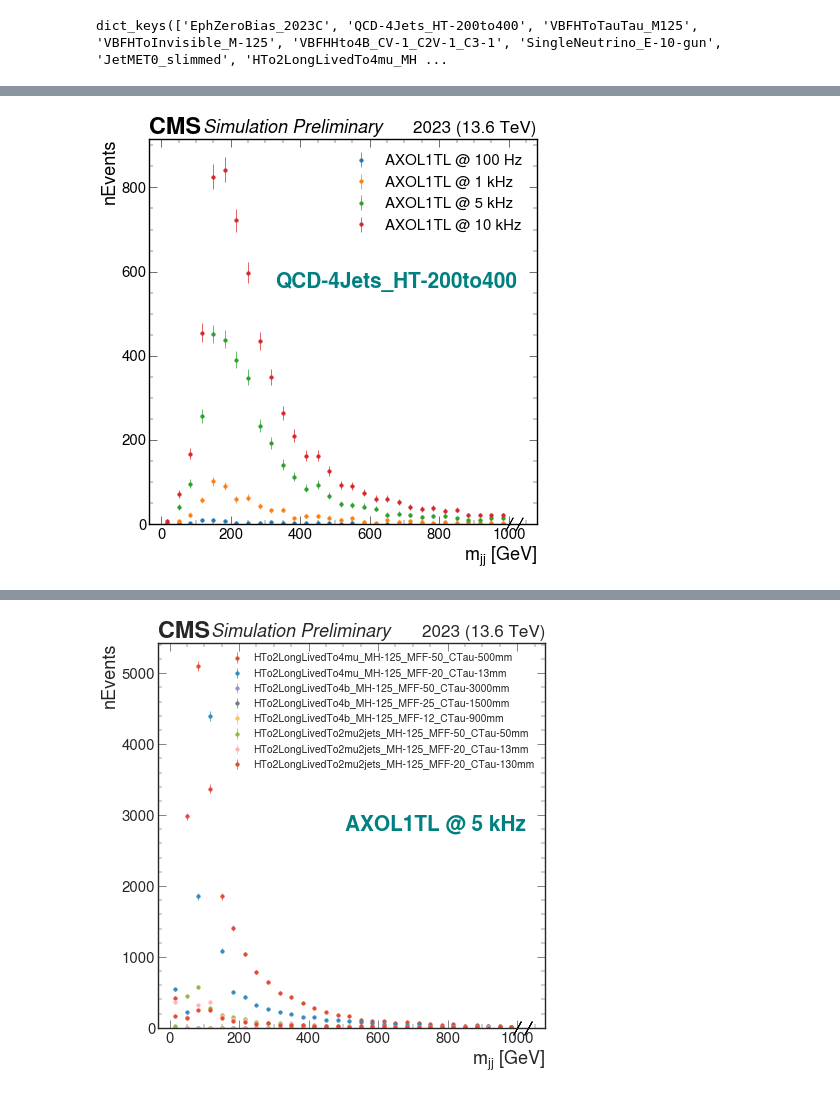
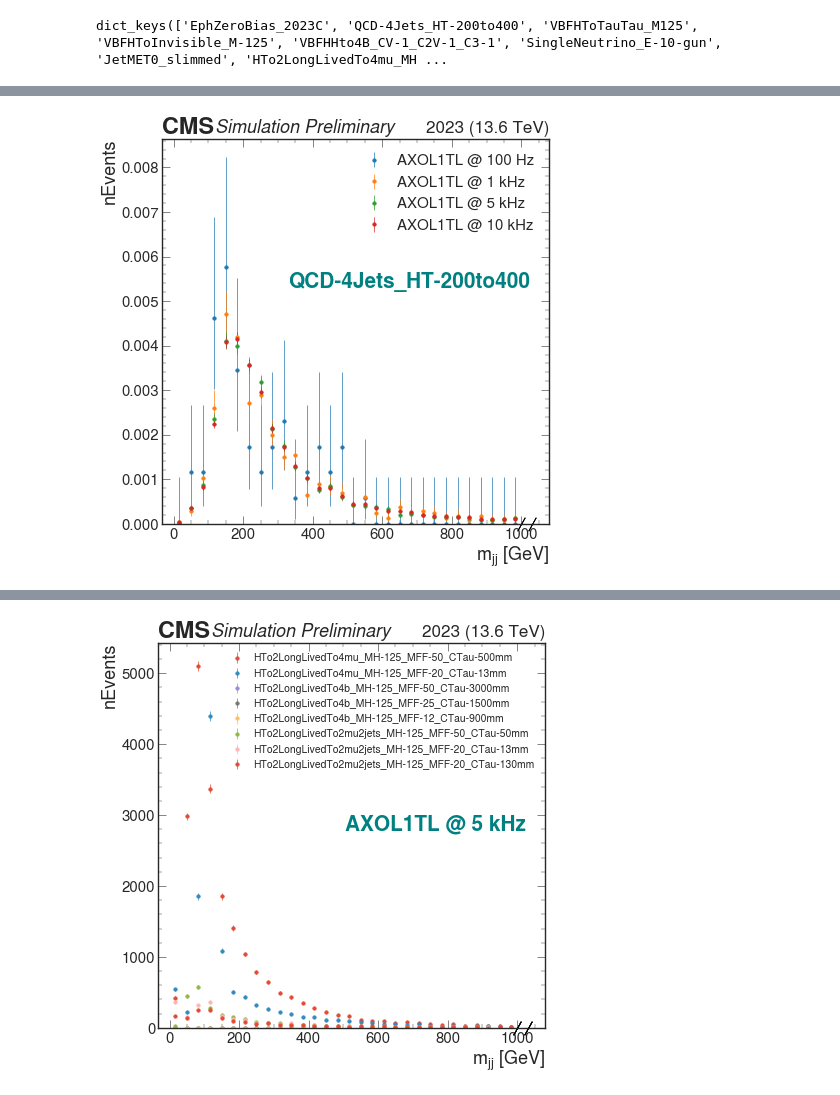
Before and after one commit to ellisonscheuller/coffea_casa, a Jupyter notebook: diobject_mass_studies.ipynb, the cells around one changed output, grey strips where cells are left out. Cells and saved outputs as stored; diff of their text form; code cells hidden in the pictures.

```diff
--- a/diobject_mass_studies.ipynb
+++ b/diobject_mass_studies.ipynb
@@ -110,11 +223,11 @@ proc_args = {'schema': processor.NanoAODSchema, 'client': client}
 # Di-Jet Mass
 
 mjj_result = processor.run_uproot_job(
-    'axol1tl_filelist.json',
+    evts,
     'Events',
-    DiObjectMass(object_1='Jet', object_2='Jet', bins=(30,0,1000)),
+    DiObjectMass(object_1='Jet', object_2='Jet', bins=(40,0,2000)),
     processor.dask_executor,
     proc_args,
-    chunksize=10000,
+    chunksize=5000,
 )
 pprint(mjj_result)
@@ -229,7 +384,7 @@ pprint(mje_result)
 # Save/Load Results
 from coffea.util import save, load
 
-doSave = True
+doSave = False
 doLoad = True
 
 if doSave:
@@ -282,7 +437,7 @@ import mplhep as hep
 plt.style.use('seaborn-v0_8-white')
 plt.rcParams['figure.dpi'] = 50
 hep.style.use('CMS')
-wgt = 11
+wgt = 1
 # %%
 fig, ax = plt.subplots()
 hep.cms.label('Preliminary', data=True, lumi=None, year='EphZB 2023C', com=13.6)
@@ -385,16 +524,16 @@ ax.legend();
 # %%
 sample = 'QCD-4Jets_HT-200to400'
 fig, ax = plt.subplots()
 hep.cms.label('Preliminary', data=False, lumi=None, year='2023', com=13.6)
-(mjj_result[sample]['hists']['mJetJet_100hz'] * wgt).plot(ax=ax, histtype='errorbar', label='AXOL1TL @ 100 Hz')
-(mjj_result[sample]['hists']['mJetJet_1khz'] * wgt).plot(ax=ax, histtype='errorbar', label='AXOL1TL @ 1 kHz')
-(mjj_result[sample]['hists']['mJetJet_5khz'] * wgt).plot(ax=ax, histtype='errorbar', label='AXOL1TL @ 5 kHz')
-(mjj_result[sample]['hists']['mJetJet_10khz'] * wgt).plot(ax=ax, histtype='errorbar', label='AXOL1TL @ 10 kHz')
+(mjj_result[sample]['hists']['mJetJet_100hz'] * wgt).plot(ax=ax, histtype='errorbar', label='AXOL1TL @ 100 Hz', density=True)
+(mjj_result[sample]['hists']['mJetJet_1khz'] * wgt).plot(ax=ax, histtype='errorbar', label='AXOL1TL @ 1 kHz', density=True)
+(mjj_result[sample]['hists']['mJetJet_5khz'] * wgt).plot(ax=ax, histtype='errorbar', label='AXOL1TL @ 5 kHz', density=True)
+(mjj_result[sample]['hists']['mJetJet_10khz'] * wgt).plot(ax=ax, histtype='errorbar', label='AXOL1TL @ 10 kHz', density=True)
 # ax.set_xlim(0, 800)
 ax.text(0.95, 0.6, sample, fontweight='bold', transform=ax.transAxes,
         verticalalignment='bottom', horizontalalignment='right',
         color='teal', fontsize=30)
 plt.ylabel('nEvents', loc='top')
 ax.legend();
 # %% [output]
-[figure, old version]
+[figure, new version]
```
Also changed, not shown: parts of 11 cells of this notebook, 1 other file.
